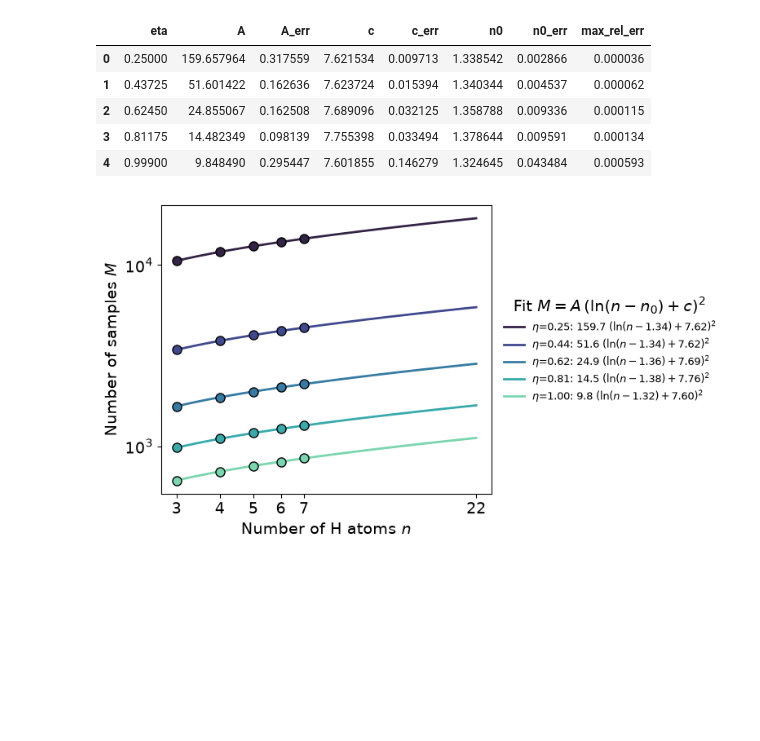
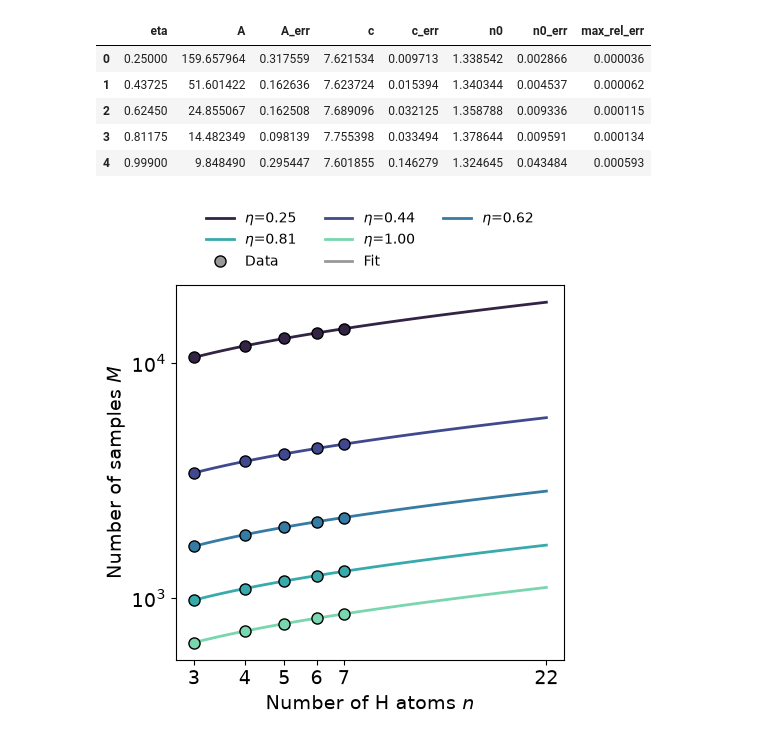
Before and after one commit to bdalfavero/compare-vkp, a Jupyter notebook: qpe_shots.ipynb, the cells around one changed output. Saved outputs shown, nothing was run; the diff lists cells and outputs as text; code cells hidden in the pictures; blank space fills up the shorter version.

Commit message:
Fixed the legend and generated a table of fit parameters.

```diff
--- a/qpe_shots.ipynb
+++ b/qpe_shots.ipynb
@@ -143,37 +143,54 @@ fits
 | 3 | 0.81175 | 14.482349 | 0.098139 | 7.755398 | 0.033494 | 1.378644 | 0.009591 | 0.000134 |
 | 4 | 0.99900 | 9.848490 | 0.295447 | 7.601855 | 0.146279 | 1.324645 | 0.043484 | 0.000593 |
 # %%
+from matplotlib.lines import Line2D
+
 n_max=22 # Number of orbitals for a 44-qubit system to match the metaphosphate.
 
 # colors = sns.color_palette("crest", n_colors=len(fits))  # sequential: eta is a magnitude
 colors = sns.color_palette("mako", n_colors=len(fits))  # sequential: eta is a magnitude
 # n_fine = np.linspace(min(natoms_list), max(natoms_list), 100)
 n_fine = np.linspace(min(natoms_list), n_max, 100)
 
 plt.rcParams['font.size'] = 14
 
-fig, ax = plt.subplots(figsize=(8, 4.5))
+fig, ax = plt.subplots(figsize=(5, 5.5))
 for color, fit in zip(colors, fits.itertuples()):
     g = df[df["eta"] == fit.eta]
     ax.plot(n_fine, log_sq_model(n_fine, fit.A, fit.c, fit.n0), "-", color=color, linewidth=2,
-            label=rf"$\eta$={fit.eta:.2f}: {fit.A:.1f} $(\ln(n - {fit.n0:.2f}) + {fit.c:.2f})^2$")
+            label=rf"$\eta$={fit.eta:.2f}")
     ax.plot(
         g["n"], g["shots"], "o", color=color,
         markeredgecolor='k', markersize=8, markeredgewidth=1
     )
 ax.set_xscale("log")
 ax.set_yscale("log")
 ax.set_xticks(natoms_list + [22], labels=[str(n) for n in natoms_list + [22]])
 ax.minorticks_off()
 ax.set_xlabel("Number of H atoms $n$")
 ax.set_ylabel("Number of samples $M$")
 # ax.grid(True, which="major", color="0.9", linewidth=0.8)
 # for side in ("top", "right"):
 #     ax.spines[side].set_visible(False)
-ax.legend(frameon=False, fontsize=9, loc="center left", bbox_to_anchor=(1.01, 0.5),
-          title=r"Fit $M = A\,(\ln(n - n_0) + c)^2$")
+# Colors identify eta; marker vs. line style distinguishes data from fit.
+eta_handles, _ = ax.get_legend_handles_labels()
+style_handles = [
+    Line2D([], [], linestyle="none", marker="o", color="0.6", markeredgecolor="k",
+           markersize=8, markeredgewidth=1, label="Data"),
+    Line2D([], [], linestyle="-", color="0.6", linewidth=2, label="Fit"),
+]
+# Three-row legend: eta values on the first two rows, Data/Fit on the third.
+# matplotlib fills legend columns top to bottom, so build the handle list column by column,
+# padding empty slots with invisible handles.
+ncol = 3
+blank = Line2D([], [], linestyle="none", label=" ")
+rows = [eta_handles[i:i + ncol] for i in range(0, len(eta_handles), ncol)] + [style_handles]
+rows = [r + [blank] * (ncol - len(r)) for r in rows]
+handles = [row[j] for j in range(ncol) for row in rows]
+ax.legend(handles=handles, frameon=False, fontsize=10,
+          loc="lower center", bbox_to_anchor=(0.5, 1.01), ncol=ncol)
 fig.tight_layout()
 plt.savefig("qpe_shotcounts.pdf")
 plt.show()
 # %% [output]
-[figure, old version]
+[figure, new version]
```
Also changed, not shown: parts of 2 cells of this notebook, 1 other file.
